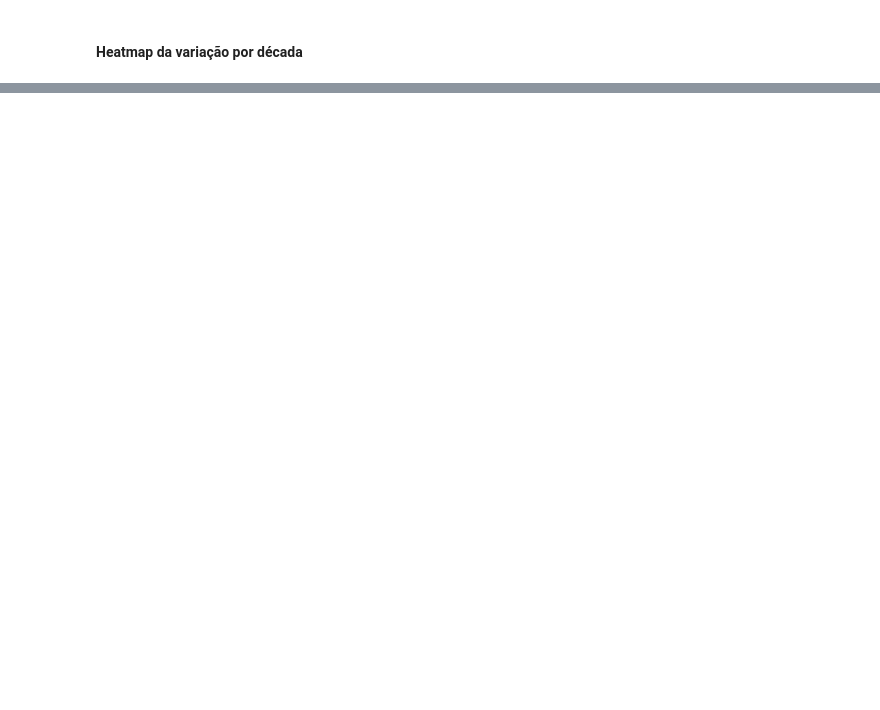
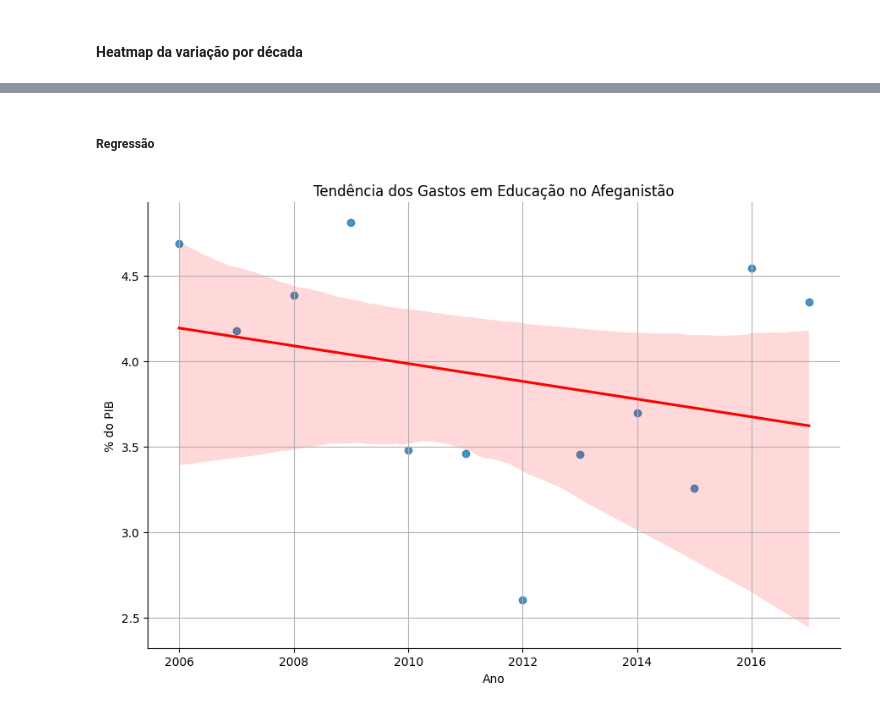
Before and after one commit to Gsimarelli/AV3, a Jupyter notebook: av3.ipynb, the cells around one changed output, grey strips where cells are left out. Saved outputs shown, nothing was run; the diff lists cells and outputs as text; code cells hidden in the pictures; blank space fills up the shorter version.

```diff
--- a/av3.ipynb
+++ b/av3.ipynb
@@ -232,0 +302,10 @@ plt.show()
+# %% [markdown]
+##### Regressão
+# %%
+sns.lmplot(data=df_afg, x="Ano", y="Valor", height=6, aspect=1.5, line_kws={"color": "red"})
+plt.title("Tendência dos Gastos em Educação no Afeganistão")
+plt.ylabel("% do PIB")
+plt.grid(True)
+plt.show()
+# %% [output]
+[figure, added]
```
Also changed, not shown: parts of 18 cells of this notebook.
